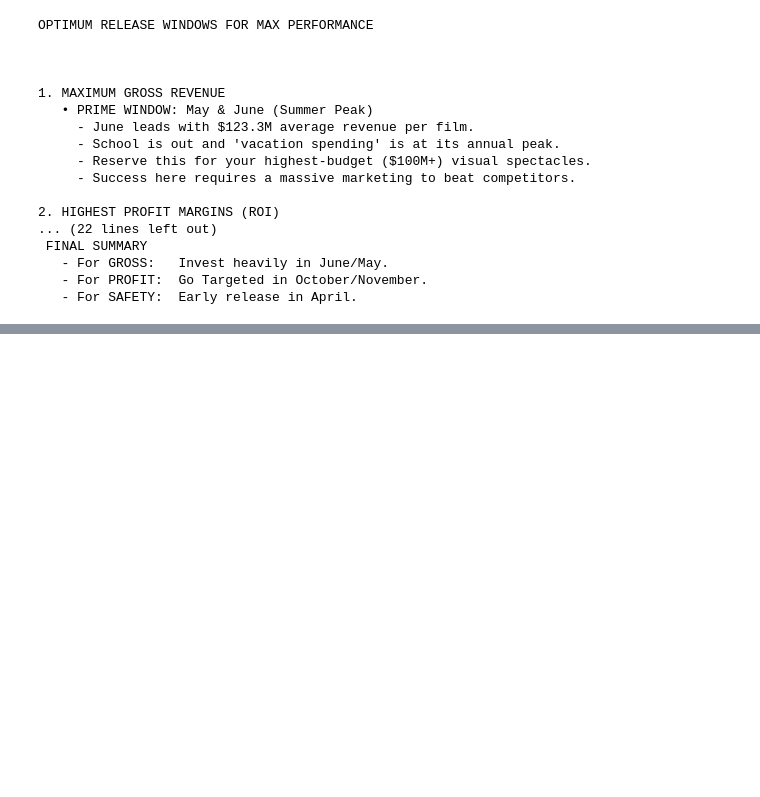
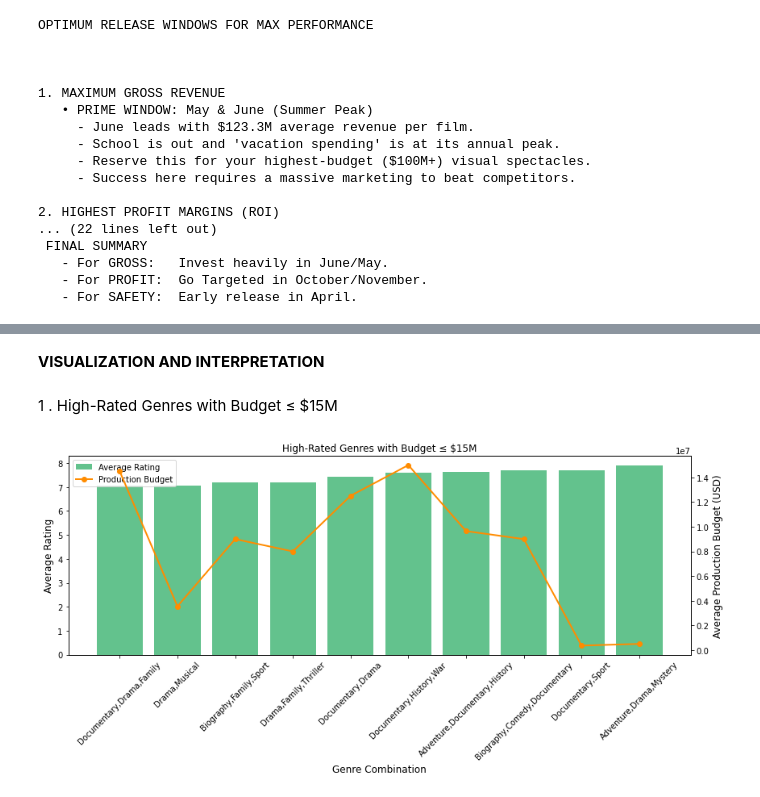
Before and after one commit to Iamwangui/Group1_Movies_Analysis_Project, a Jupyter notebook: movies_analysis.ipynb, the cells around one changed output, grey strips where cells are left out. Drawn from its saved outputs; the diff is of its cells as text; code cells hidden in the pictures; blank space fills up the shorter version.

```diff
--- a/movies_analysis.ipynb
+++ b/movies_analysis.ipynb
@@ -1193,0 +1120,48 @@ Therefore;
+# %% [markdown]
+**VISUALIZATION AND INTERPRETATION**
+# %% [markdown]
+1 . High-Rated Genres with Budget ≤ $15M
+# %%
+import matplotlib.pyplot as plt
+
+# Data
+genres = [
+    'Documentary,Drama,Family',
+    'Drama,Musical',
+    'Biography,Family,Sport',
+    'Drama,Family,Thriller',
+    'Documentary,Drama',
+    'Documentary,History,War',
+    'Adventure,Documentary,History',
+    'Biography,Comedy,Documentary',
+    'Documentary,Sport',
+    'Adventure,Drama,Mystery'
+]
+
+average_ratings = [7.05, 7.05, 7.2, 7.2, 7.4333, 7.6, 7.65, 7.7, 7.7, 7.9]
+production_budgets = [14500000, 3550000, 9000000, 8000000, 12516666, 15000000, 9650000, 9000000, 362500, 500000]
+
+# Plot
+fig, ax1 = plt.subplots(figsize=(12,6))
+
+# Ratings as bars
+bars = ax1.bar(genres, average_ratings, color='mediumseagreen', alpha=0.8, label='Average Rating')
+ax1.set_ylabel('Average Rating', fontsize=12)
+ax1.set_xlabel('Genre Combination', fontsize=12)
+ax1.set_title('High-Rated Genres with Budget ≤ $15M')
+ax1.tick_params(axis='x', rotation=45)
+
+# Budgets as line (secondary axis)
+ax2 = ax1.twinx()
+line = ax2.plot(genres, production_budgets, color='darkorange', marker='o', linewidth=2, label='Production Budget')
+ax2.set_ylabel('Average Production Budget (USD)', fontsize=12)
+
+# Add legends for clarity
+lines_labels = [bars, line[0]]
+labels = [l.get_label() for l in lines_labels]
+ax1.legend(lines_labels, labels, loc='upper left')
+
+plt.tight_layout()
+plt.show()
+# %% [output]
+[figure, added]
```
Also changed, not shown: parts of 43 cells of this notebook.
